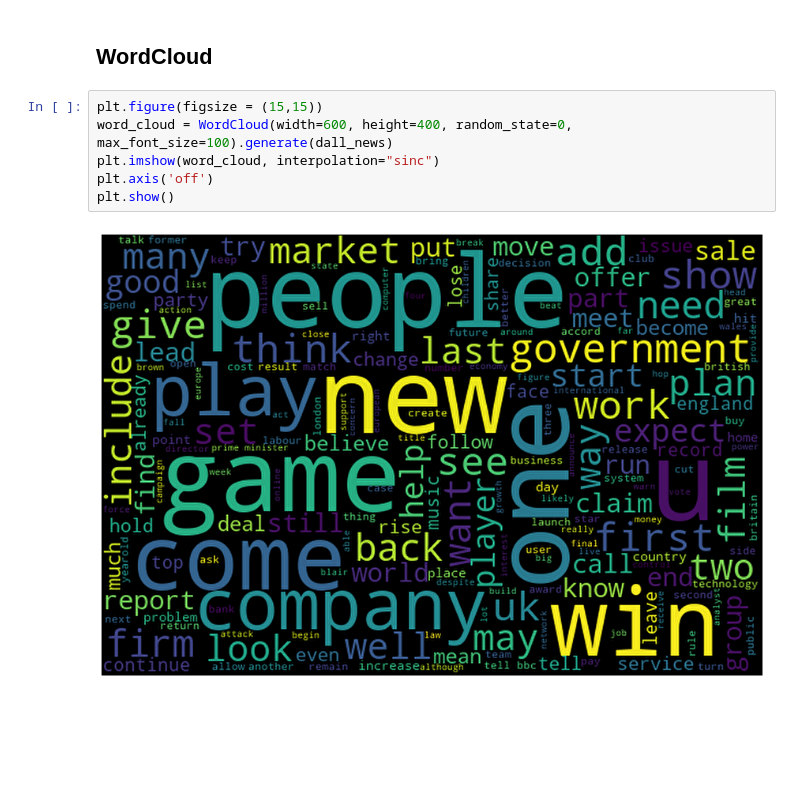
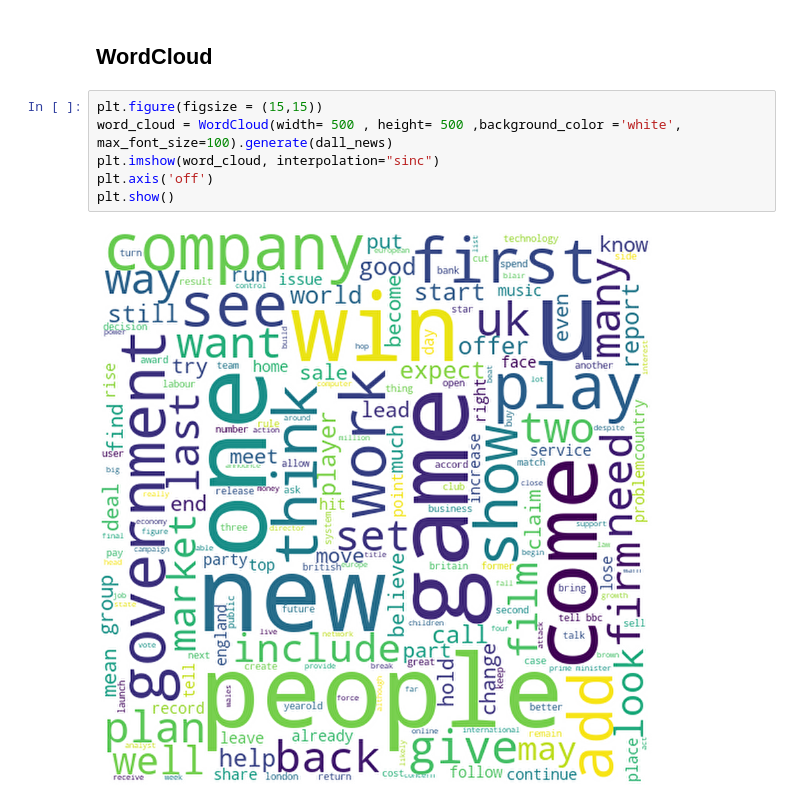
Before and after one commit to Prasad-Khedkar/Topic_Modelling_on_News_Articles, a Jupyter notebook: Topic_Modelling_on_News_Articles.ipynb, the cells around one changed output. Cells and saved outputs as stored; diff of their text form; blank space fills up the shorter version.

```diff
--- a/Topic_Modelling_on_News_Articles.ipynb
+++ b/Topic_Modelling_on_News_Articles.ipynb
@@ -389,9 +389,9 @@ str
 ## WordCloud
 # %%
 plt.figure(figsize = (15,15))
-word_cloud = WordCloud(width=600, height=400, random_state=0, max_font_size=100).generate(dall_news)
+word_cloud = WordCloud(width= 500 , height= 500 ,background_color ='white',  max_font_size=100).generate(dall_news)
 plt.imshow(word_cloud, interpolation="sinc")
 plt.axis('off')
 plt.show()
 # %% [output]
-[figure, old version]
+[figure, new version]
```
